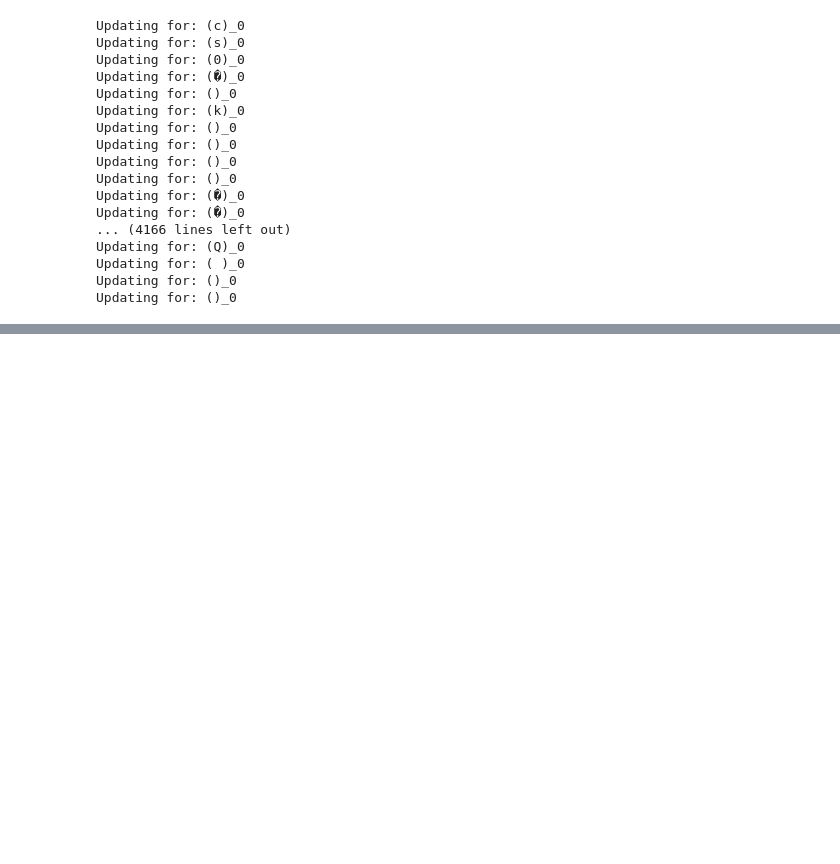
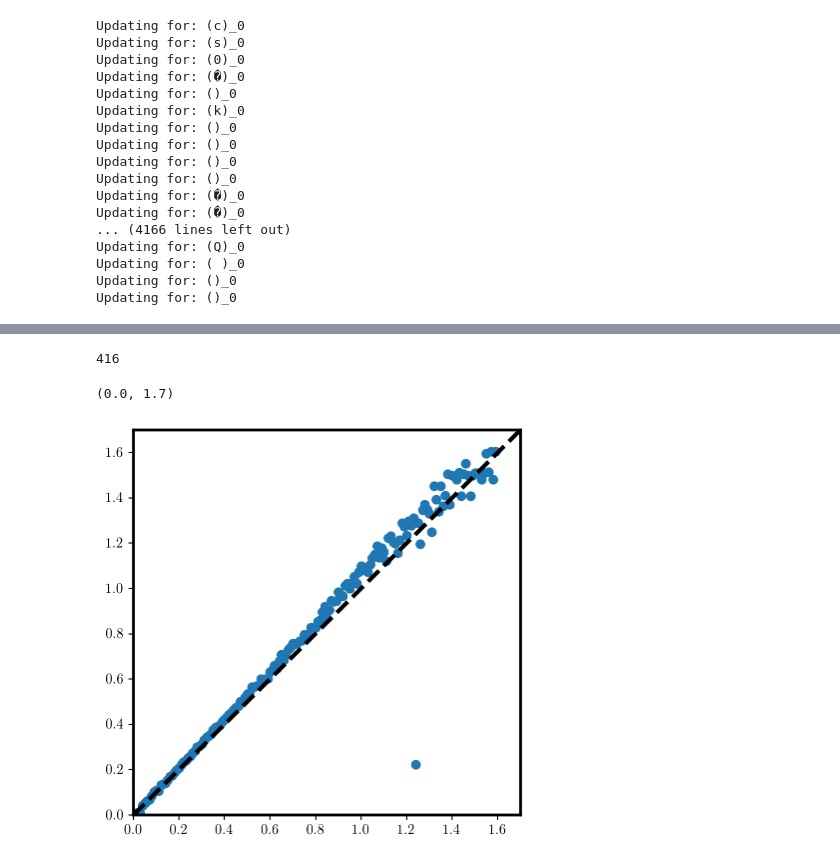
Before and after one commit to ktavangar/snails_paper2_correlations, a Jupyter notebook: notebooks/paper2_tp_nbs/fiducial_run.ipynb, the cells around one changed output, grey strips where cells are left out. Cells and saved outputs as stored; diff of their text form; code cells hidden in the pictures; blank space fills up the shorter version.

Commit message:
automate macro-spirals

```diff
--- a/notebooks/paper2_tp_nbs/fiducial_run.ipynb
+++ b/notebooks/paper2_tp_nbs/fiducial_run.ipynb
@@ -240,0 +266,6 @@ Updating for: ()_0
+# %%
+get_recon = mssa.getReconstructed()
+pc_rc = get_recon[list(get_recon.keys())[0]].getAllCoefs()
+
+# tstep = 110
+# plot_fitting_step(pc_rc, tstep, m=1, threshold=np.pi/2)
@@ -240,0 +290,15 @@ Updating for: ()_0
+# %%
+len(pc_rc)
+# %% [output]
+416
+# %%
+plt.figure(figsize=(5,5))
+tfit = np.zeros(len(np.arange(0,160,1)))
+for tstep in np.arange(0,160,1):
+    tfit[tstep] = fit_macro_spiral(pc_rc, tstep, m=1, threshold=np.pi/2)
+plt.plot(np.arange(0,160,1)/100, tfit, 'o')
+plt.plot([0,1.7], [0,1.7], c='k', linestyle='--', lw=3)
+plt.xlim(0,1.7); plt.ylim(0,1.7)
+# %% [output]
+(0.0, 1.7)
+[figure, added]
```
Also changed, not shown: parts of 17 cells of this notebook, 13 other files.
